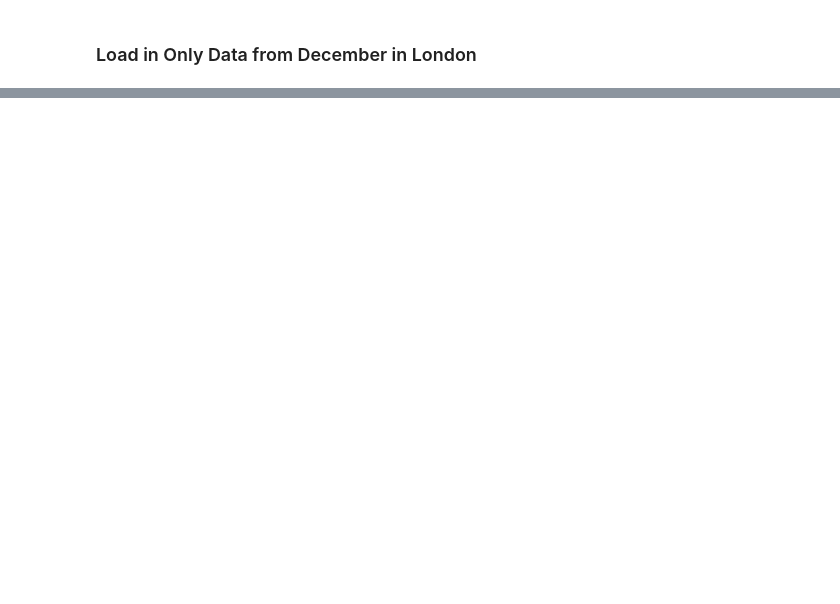
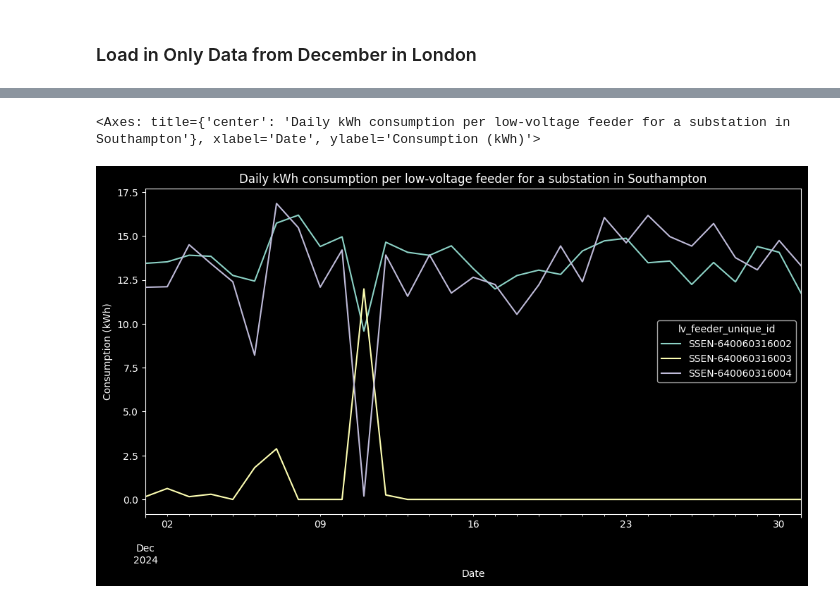
Before and after one commit to vsourirajan/WattCast, a Jupyter notebook: src/EDA.ipynb, the cells around one changed output, grey strips where cells are left out. Cells and saved outputs as stored; diff of their text form; code cells hidden in the pictures; blank space fills up the shorter version.

```diff
--- a/src/EDA.ipynb
+++ b/src/EDA.ipynb
@@ -98,0 +78,6 @@ cx.add_basemap(ax, crs=4326, source=cx.providers.CartoDB.DarkMatter, attribution
+# %%
+gdf = gpd.read_parquet("/Users/vaibhavsourirajan/Documents/COLUMBIA/Senior/WattCast/2024-12.parquet",
+                       filters=[("dno_alias", "==", "SSEN"), ("secondary_substation_unique_id", "==",
+                                                              "SSEN-6400603160")])
+
+gdf.info()
@@ -98,0 +100,17 @@ cx.add_basemap(ax, crs=4326, source=cx.providers.CartoDB.DarkMatter, attribution
+# %%
+gdf.groupby("lv_feeder_unique_id").agg({
+    "lv_feeder_unique_id": ["count"],
+    "data_collection_log_timestamp": ["min", "max"],
+    "aggregated_device_count_active": ["min", "max"],
+    "total_consumption_active_import": ["min", "max"]
+})
+
+deduped_gdf = gdf.drop_duplicates(subset=["data_collection_log_timestamp", "lv_feeder_unique_id"]).copy()
+deduped_gdf = deduped_gdf[deduped_gdf["total_consumption_active_import"] < 20000]
+deduped_gdf["total_consumption_active_import"] /= 1000
+deduped_gdf["normalised_consumption"] = deduped_gdf["total_consumption_active_import"] / deduped_gdf["aggregated_device_count_active"]
+timeseries = deduped_gdf.pivot(index="data_collection_log_timestamp", columns="lv_feeder_unique_id", values="normalised_consumption")
+timeseries.resample("d").sum().plot(figsize=(12,6), xlabel="Date", ylabel="Consumption (kWh)", title="Daily kWh consumption per low-voltage feeder for a substation in Southampton")
+# %% [output]
+<Axes: title={'center': 'Daily kWh consumption per low-voltage feeder for a substation in Southampton'}, xlabel='Date', ylabel='Consumption (kWh)'>
+[figure, added]
```
Also changed, not shown: parts of 4 cells of this notebook, 1 other file.
